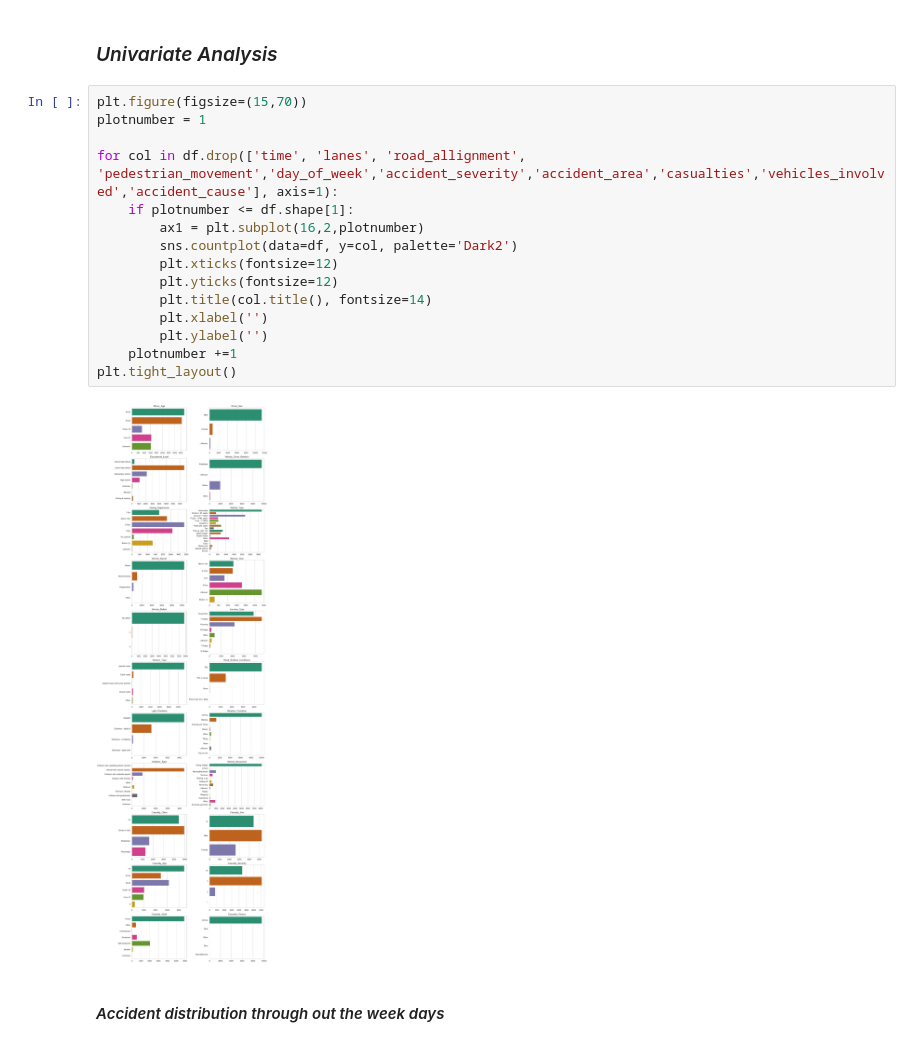
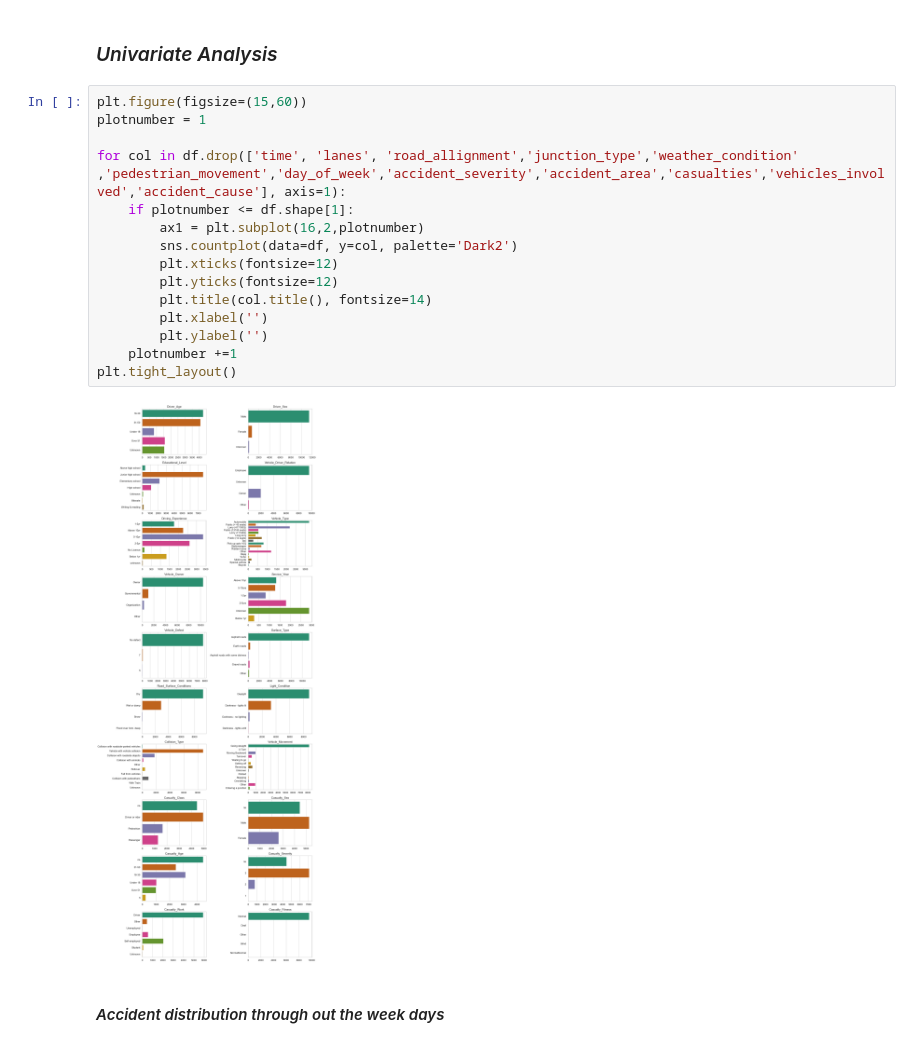
Before and after one commit to Teshager21/accident-analysis-addis_ababa, a Jupyter notebook: accident-analysis-addis_ababa.ipynb, the cells around one changed output. Cells and saved outputs as stored; diff of their text form.

Commit message:
more consideration into cause of accidents

```diff
--- a/accident-analysis-addis_ababa.ipynb
+++ b/accident-analysis-addis_ababa.ipynb
@@ -395,22 +385,22 @@ plt.show()
 # %% [markdown]
 ### <i>Univariate Analysis</i>
 # %%
-plt.figure(figsize=(15,70))
+plt.figure(figsize=(15,60))
 plotnumber = 1
 
-for col in df.drop(['time', 'lanes', 'road_allignment', 'pedestrian_movement','day_of_week','accident_severity','accident_area','casualties','vehicles_involved','accident_cause'], axis=1):
+for col in df.drop(['time', 'lanes', 'road_allignment','junction_type','weather_condition' ,'pedestrian_movement','day_of_week','accident_severity','accident_area','casualties','vehicles_involved','accident_cause'], axis=1):
     if plotnumber <= df.shape[1]:
         ax1 = plt.subplot(16,2,plotnumber)
         sns.countplot(data=df, y=col, palette='Dark2')
         plt.xticks(fontsize=12)
         plt.yticks(fontsize=12)
         plt.title(col.title(), fontsize=14)
         plt.xlabel('')
         plt.ylabel('')
     plotnumber +=1
 plt.tight_layout()
 # %% [output]
-[figure, old version]
+[figure, new version]
 # %% [markdown]
 #### <i>Accident distribution through out the week days<i>
 # %%
```
Also changed, not shown: parts of 27 cells of this notebook.
